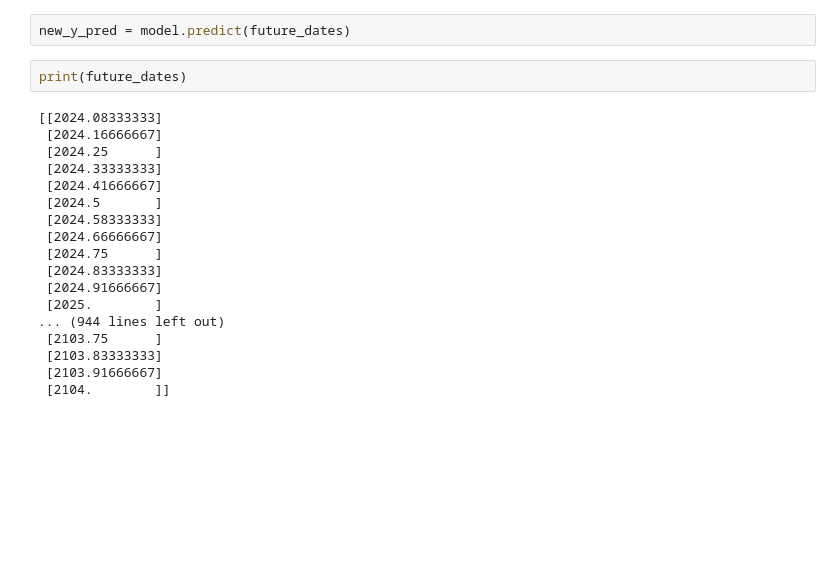
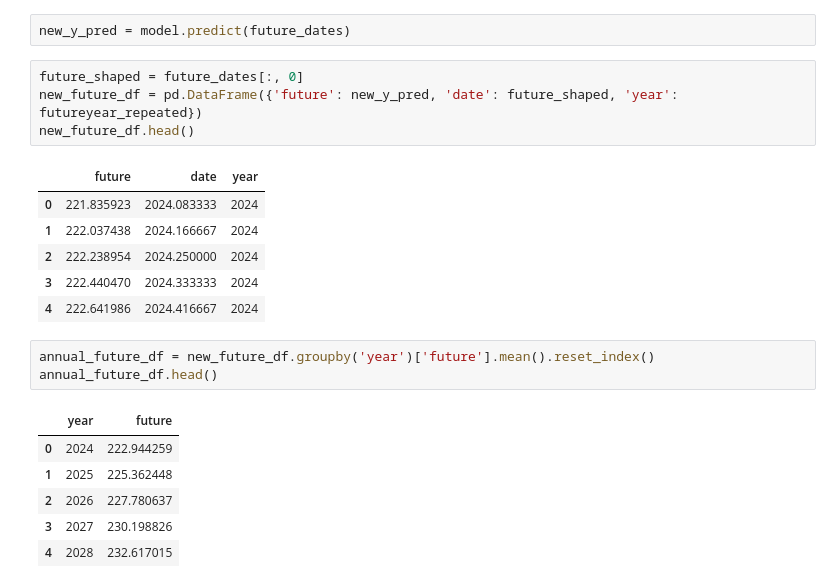
Before and after one commit to Lilnessa/Project_4, a Jupyter notebook: shruti_model.ipynb, the cells around one changed output. Cells and saved outputs as stored; diff of their text form; blank space fills up the shorter version.

```diff
--- a/shruti_model.ipynb
+++ b/shruti_model.ipynb
@@ -148,23 +148,24 @@ future_dates = np.array(future_dates)
 future_dates = future_dates.reshape(-1,1)
 # %%
 new_y_pred = model.predict(future_dates)
-# %%
-print(future_dates)
-# %% [output]
-[[2024.08333333]
- [2024.16666667]
- [2024.25      ]
- [2024.33333333]
- [2024.41666667]
- [2024.5       ]
- [2024.58333333]
- [2024.66666667]
- [2024.75      ]
- [2024.83333333]
- [2024.91666667]
- [2025.        ]
-... (944 lines left out)
- [2103.75      ]
- [2103.83333333]
- [2103.91666667]
- [2104.        ]]
+# %%
+future_shaped = future_dates[:, 0]
+new_future_df = pd.DataFrame({'future': new_y_pred, 'date': future_shaped, 'year': futureyear_repeated})
+new_future_df.head()
+# %% [output]
+|  | future | date | year |
+| 0 | 221.835923 | 2024.083333 | 2024 |
+| 1 | 222.037438 | 2024.166667 | 2024 |
+| 2 | 222.238954 | 2024.250000 | 2024 |
+| 3 | 222.440470 | 2024.333333 | 2024 |
+| 4 | 222.641986 | 2024.416667 | 2024 |
+# %%
+annual_future_df = new_future_df.groupby('year')['future'].mean().reset_index()
+annual_future_df.head()
+# %% [output]
+|  | year | future |
+| 0 | 2024 | 222.944259 |
+| 1 | 2025 | 225.362448 |
+| 2 | 2026 | 227.780637 |
+| 3 | 2027 | 230.198826 |
+| 4 | 2028 | 232.617015 |
```
Also changed, not shown: parts of 2 cells of this notebook, 1 other file.
